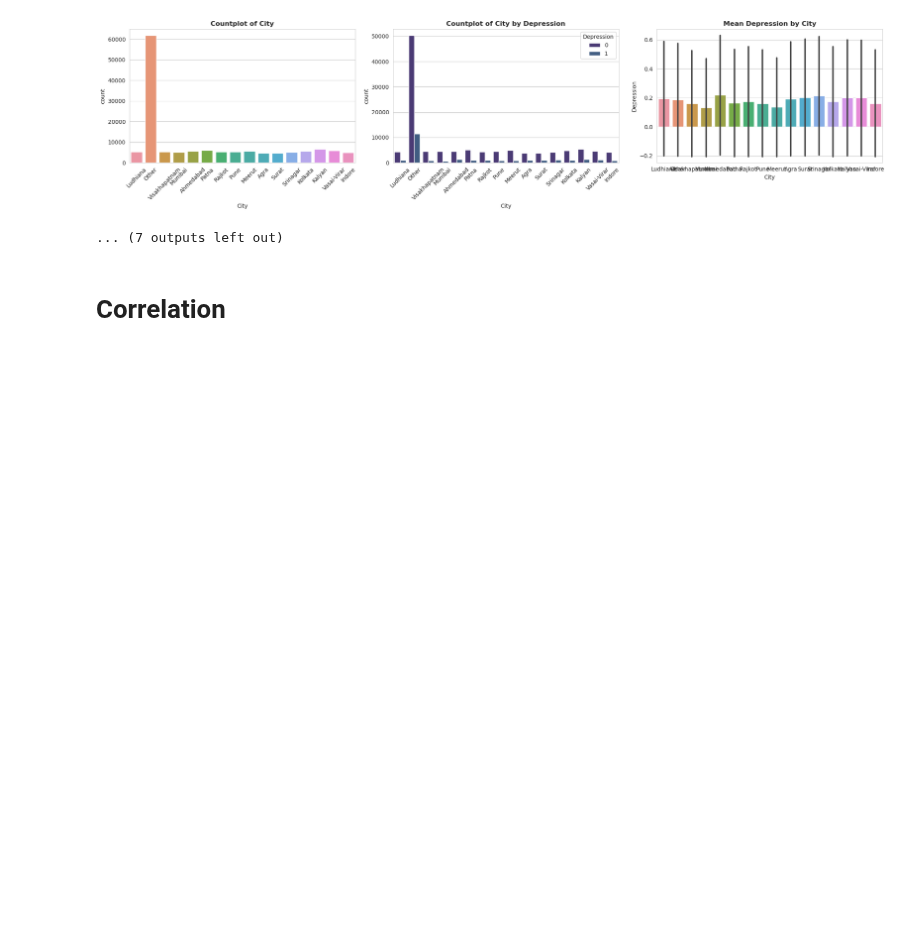
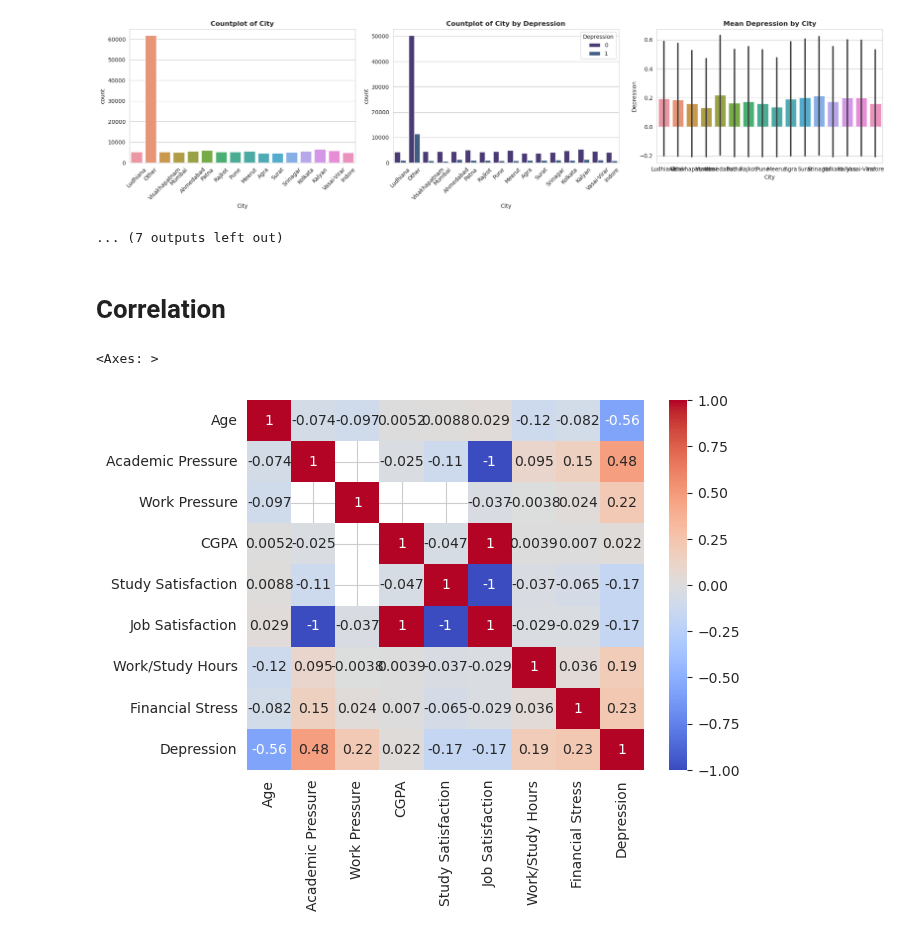
Before and after one commit to mailmezorro/playground-series-s4e11, a Jupyter notebook: EDA/playground-series-s4e11-eda.ipynb, the cells around one changed output. Drawn from its saved outputs; the diff is of its cells as text; code cells hidden in the pictures; blank space fills up the shorter version.

Commit message:
refactor feature plot, added over analyze chapter, added heatmap between feature and target

```diff
--- a/EDA/playground-series-s4e11-eda.ipynb
+++ b/EDA/playground-series-s4e11-eda.ipynb
@@ -340,8 +340,7 @@ def visualize_feature_attributes(df, target=None):
     """ Visualizes numeric and categorical features """
 
     # Get Numeric & Categorical Features
-    numeric_features = df.select_dtypes(include=[np.number]).columns.tolist()
-    categorical_features = df.select_dtypes(include=['object', 'category']).columns.tolist()
+    numeric_features, categorical_features =get_categorical_numerical_features(df)
 
     # Numeric Features
     if numeric_features:
@@ -416,6 +415,12 @@ def reduce_categories(df, col, top_n):
     df[col] = df[col].apply(lambda x: x if x in top_categories else 'Other')
     return df
 
+def get_categorical_numerical_features(df):
+    # Get Numeric & Categorical Features
+    numeric_features = df.select_dtypes(include=[np.number]).columns.tolist()
+    categorical_features = df.select_dtypes(include=['object', 'category']).columns.tolist()
+    return numeric_features, categorical_features
+
 
 # Beispiel-Aufruf mit train-Dataset:
 visualize_feature_attributes(train.drop(columns=['Name']), target="Depression")
@@ -435,3 +440,10 @@ visualize_feature_attributes(train.drop(columns=['Name']), target="Depression")
 ... (7 outputs left out)
 # %% [markdown]
 # Correlation
+# %%
+# Get Numeric & Categorical Features
+numeric_features, categorical_features = get_categorical_numerical_features(train)
+sns.heatmap(train[numeric_features].corr(), annot=True, cmap='coolwarm')
+# %% [output]
+<Axes: >
+[figure, added]
```
Also changed, not shown: parts of 7 cells of this notebook.
